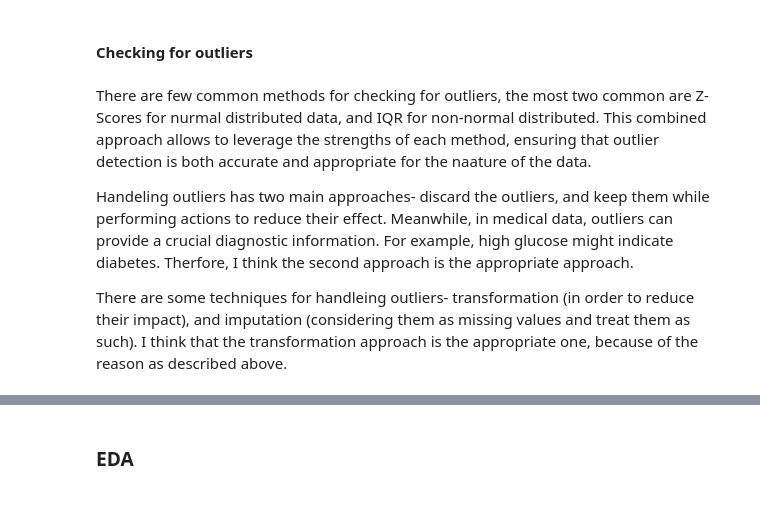
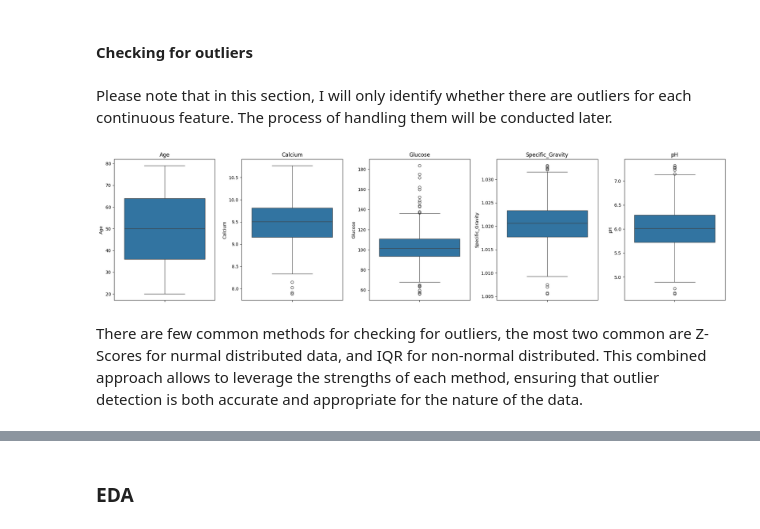
Before and after one commit to itamarKraitman/Olive_Diagnostic, a Jupyter notebook: Question 1/Question_1.ipynb, the cells around one changed output, grey strips where cells are left out. Cells and saved outputs as stored; diff of their text form; code cells hidden in the pictures.

```diff
--- a/Question 1/Question_1.ipynb
+++ b/Question 1/Question_1.ipynb
@@ -44,8 +44,8 @@ True
 # %% [markdown]
 Patient_ID is an oridnall feature, with no computing value, therefore it can be discraded
 # %%
-raw_data.drop('Patient_ID', axis=1, inplace=True)
-raw_data.head(10)
+data.drop('Patient_ID', axis=1, inplace=True)
+data.head(10)
 # %% [output]
 |  | Protein | pH | Specific_Gravity | Blood | Age | Gender | Glucose | Calcium | Condition |
 | 0 | 0.549671 | 6.463089 | 1.026997 | 0 | 64 | Male | 81.913568 | 9.099271 | 1 |
@@ -61,7 +61,7 @@ raw_data.head(10)
 # %% [markdown]
 ### Parameters
 # %%
-features = raw_data.columns[1:-1] # no need to compute for Patient_ID
+features = data.columns[1:-1] # no need to compute for Patient_ID
 label = 'Condition'
 categorical_features = ['Gender', 'Blood']
 continous_features = features.difference(categorical_features)
@@ -125,9 +125,9 @@ There are 9 numeric features, and 1 categorical - 'Gender'. We should map it to
 As can be seen, 'Gender' has to classes- Male and Female
 the simplest way to encode to numeric values it is to map it to corresponding numeric values, such as 1 and 0. This maaping actions is simple beacuse this feature has only two classes, and it is not the predicted label (that would be 'Condition')
 # %%
-raw_data['Gender'] = raw_data['Gender'].map(mapper)
+data['Gender'] = data['Gender'].map(mapper)
 
-raw_data.head(10)
+data.head(10)
 # %% [output]
 |  | Protein | pH | Specific_Gravity | Blood | Age | Gender | Glucose | Calcium | Condition |
 | 0 | 0.549671 | 6.463089 | 1.026997 | 0 | 64 | 1 | 81.913568 | 9.099271 | 1 |
@@ -163,14 +163,14 @@ There are some NaN values
 # %% [markdown]
 Putting the median value
 # %%
-nan_columns = raw_data.columns[raw_data.isna().any()].tolist() # taking only columns with NaN values
+nan_columns = data.columns[data.isna().any()].tolist() # taking only columns with NaN values
 
 for column in nan_columns:
-    raw_data[column].fillna(raw_data[column].median(), inplace=True)
+    data[column].fillna(data[column].median(), inplace=True)
 
-print(raw_data.isnull().sum()) # Checking action worked
+print(data.isnull().sum()) # Checking action worked
 print()
-print(raw_data.info())
+print(data.info())
 # %% [output]
 Protein             0
 pH                  0
@@ -191,10 +191,18 @@ memory usage: 35.3 KB
 None
 # %% [markdown]
 #### Checking for outliers
+# %% [markdown]
+Please note that in this section, I will only identify whether there are outliers for each continuous feature. The process of handling them will be conducted later.
+# %%
+fig, axes = plt.subplots(1, 5, figsize=(20, 5))
+
+for i, feature in enumerate(continous_features):
+    sns.boxplot(y=data[feature], ax=axes[i])
+    axes[i].set_title(feature)
+
+plt.tight_layout()
+plt.show()
+# %% [output]
+[figure, added]
 # %% [markdown]
-There are few common methods for checking for outliers, the most two common are Z-Scores for nurmal distributed data, and IQR for non-normal distributed. This combined approach allows to leverage the strengths of each method, ensuring that outlier detection is both accurate and appropriate for the naature of the data.
-
-Handeling outliers has two main approaches- discard the outliers, and keep them while performing actions to reduce their effect. Meanwhile, in medical data, outliers can provide a crucial diagnostic information. For example, high glucose might indicate diabetes.
-Therfore, I think the second approach is the appropriate approach.
-
-There are some techniques for handleing outliers- transformation (in order to reduce their impact), and imputation (considering them as missing values and treat them as such). I think that the transformation approach is the appropriate one, because of the reason as described above.
+There are few common methods for checking for outliers, the most two common are Z-Scores for nurmal distributed data, and IQR for non-normal distributed. This combined approach allows to leverage the strengths of each method, ensuring that outlier detection is both accurate and appropriate for the nature of the data.
```
Also changed, not shown: parts of 13 cells of this notebook.
